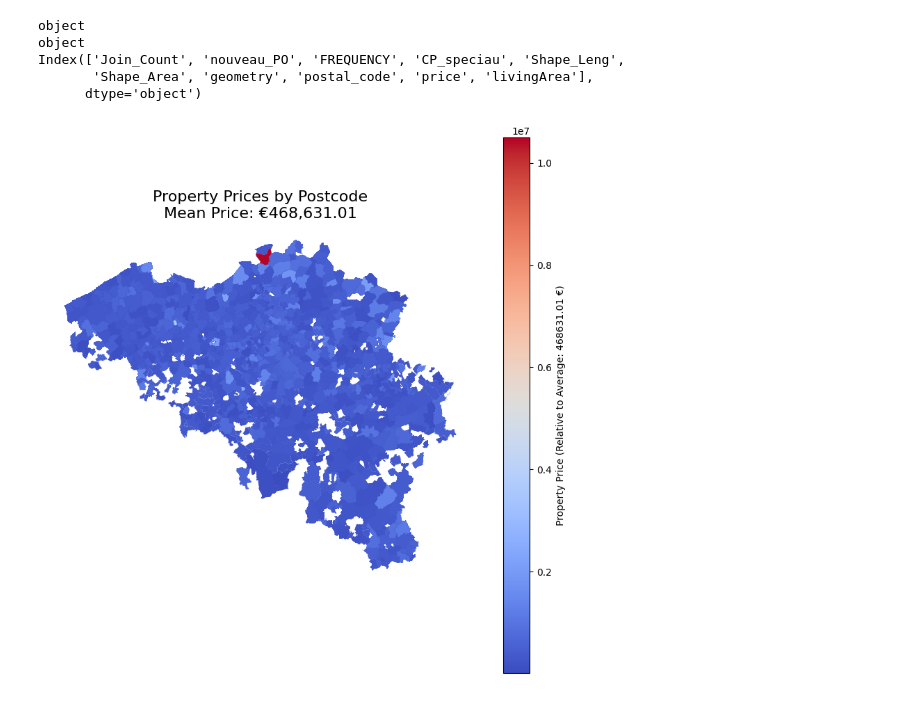
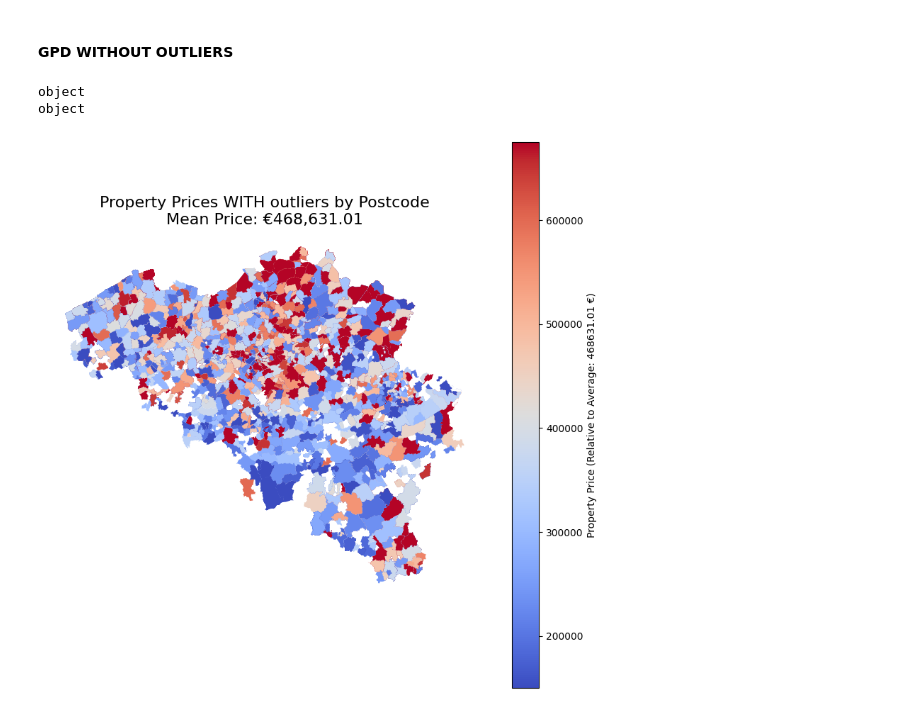
Before and after one commit to karthika-elimireddy/challenge-data-analysis, a Jupyter notebook: utils/data_manipulation.ipynb, the cells around one changed output. Saved outputs shown, nothing was run; the diff lists cells and outputs as text; code cells hidden in the pictures.

Commit message:
added files to gitgnore *.jpg and SHP, updated data_manipulation, heatmaps are working and well contrasted, 2 differents df one with, on without outliers

```diff
--- a/utils/data_manipulation.ipynb
+++ b/utils/data_manipulation.ipynb
@@ -245,0 +208,27 @@ Name: price, dtype: float64
+# %% [markdown]
+#### GPD WITHOUT OUTLIERS
+# %%
+#Creating a Geopandas dataframe without outliers with desired columns and merge postcodes
+import geopandas as gpd
+gdf_without_outliers = gpd.read_file("postaldistricts.shp")
+ # Check type in df_without_outliers
+print(df_without_outliers['postal_code'].dtype)
+# Check type in gdf_without_outliers
+print(gdf_without_outliers['nouveau_PO'].dtype)
+
+df_without_outliers['postal_code'] = df_without_outliers['postal_code'].astype(str)
+gdf_without_outliers['nouveau_PO'] = gdf_without_outliers['nouveau_PO'].astype(str)
+
+gdf_without_outliers = gdf_without_outliers.merge(df_without_outliers[['postal_code', 'price','price_sqm', 'livingArea']],
+                 left_on='nouveau_PO',
+                 right_on='postal_code',
+                 how='left')
+# %% [output]
+object
+object
+# %%
+#Setting VMIN & VMAX with outliers
+vmin_with_outliers_price = gdf['price'].quantile(0.05)
+vmax_with_outliers_price = gdf['price'].quantile(0.90)
+vmin_with_outliers_sqm = gdf['price_sqm'].quantile(0.05)
+vmax_with_outliers_sqm = gdf['price_sqm'].quantile(0.85)
@@ -246,42 +241,25 @@ Name: price, dtype: float64
 # %%
-import geopandas as gpd
-import matplotlib.pyplot as plt
-gdf = gpd.read_file("postaldistricts.shp")
-# Check data types for 'postal_code' in df and 'nouveau_PO' in gdf
-print(df['postal_code'].dtype)  # Check type in df
-print(gdf['nouveau_PO'].dtype)  # Check type in gdf
-
-df['postal_code'] = df['postal_code'].astype(str)
-gdf['nouveau_PO'] = gdf['nouveau_PO'].astype(str)
-
-gdf = gdf.merge(df[['postal_code', 'price', 'livingArea']],
-                 left_on='nouveau_PO',
-                 right_on='postal_code',
-                 how='left')
-# Calculate the average price after filtering out outliers (assuming you've filtered outliers in 'average_price_filtered')
-average_price_filtered = gdf['price'].mean()
+#Plot with outliers based on mean price property
+mean_price_filtered = gdf['price'].mean()
 
 # Plot with legend and mean price in title
 fig, ax = plt.subplots(figsize=(10, 10))
 
 gdf.plot(
     column='price',
     cmap='coolwarm',
     legend=True,
-    legend_kwds={'label': f"Property Price (Relative to Average: {average_price_filtered:.2f} €)"},
+    legend_kwds={'label': f"Property Price (Relative to Average: {mean_price_filtered:.2f} €)"},
     ax=ax,
-    edgecolor=None
+    edgecolor=None,
+    vmin=vmin_with_outliers_price,
+    vmax=vmax_with_outliers_price
 )
 
 # Add a title
-plt.title(f"Property Prices by Postcode\nMean Price: €{average_price_filtered:,.2f}", fontsize=16)
+plt.title(f"Property Prices WITH outliers by Postcode\nMean Price: €{mean_price_filtered:,.2f}", fontsize=16)
 plt.axis('off')
 
-print(gdf.columns)
+plt.savefig("mean-price-with-outliers.jpg")
 # %% [output]
-object
-object
-Index(['Join_Count', 'nouveau_PO', 'FREQUENCY', 'CP_speciau', 'Shape_Leng',
-       'Shape_Area', 'geometry', 'postal_code', 'price', 'livingArea'],
-      dtype='object')
-[figure, old version]
+[figure, new version]
```
Also changed, not shown: parts of 25 cells of this notebook, 1 other file.
